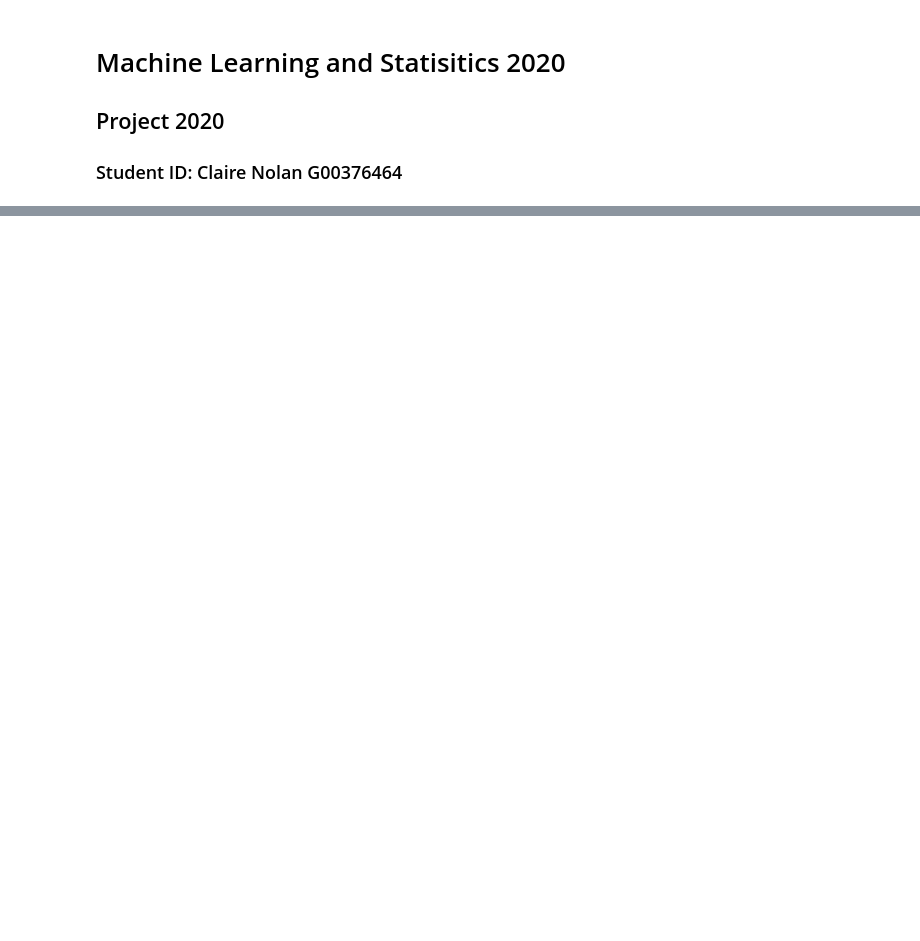
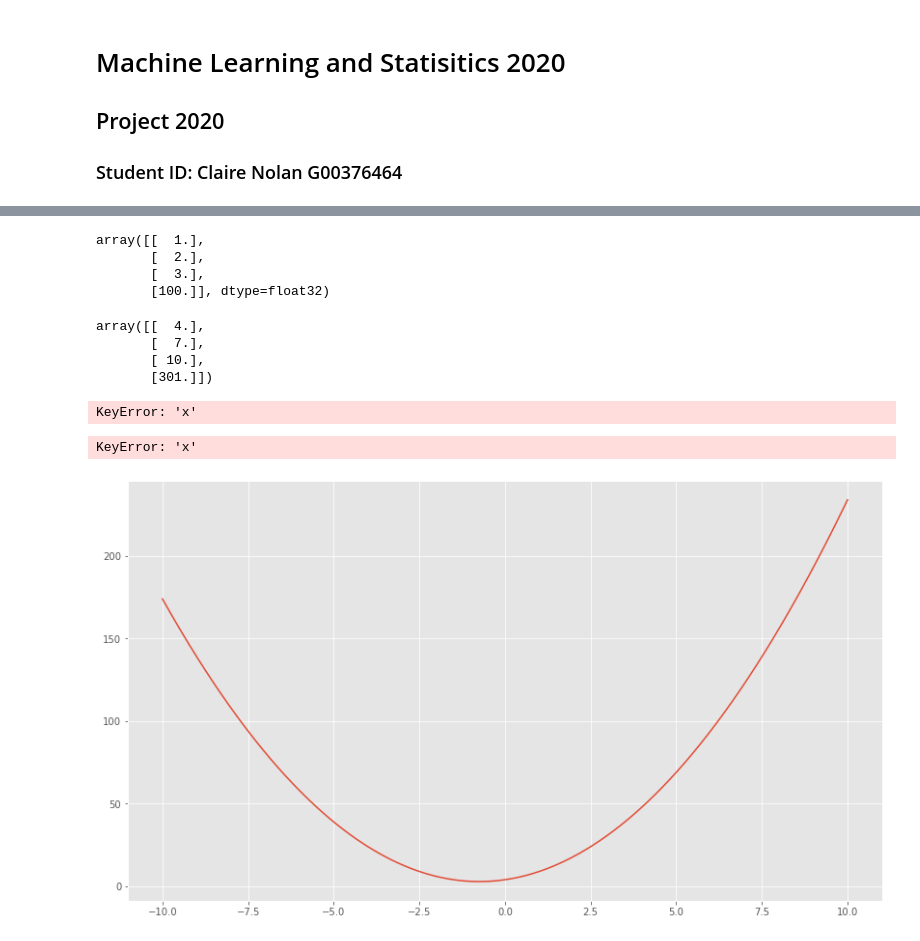
Before and after one commit to ClaireGMIT/MLS_Project2020, a Jupyter notebook: MLS Project.ipynb, the cells around one changed output, grey strips where cells are left out. Drawn from its saved outputs; the diff is of its cells as text; code cells hidden in the pictures; blank space fills up the shorter version.

Commit message:
Initial attempt at neural network

```diff
--- a/MLS Project.ipynb
+++ b/MLS Project.ipynb
@@ -77,0 +151,3 @@ NameError: name 'df' is not defined
+# %%
+x="speed"
+y="power"
@@ -77,0 +182,44 @@ NameError: name 'df' is not defined
+# %%
+# Take four hand-picked values and see their predictions.
+# see if they compare to data faked above
+model.predict([1.0,2.0,3.0,100.0])
+# %% [output]
+array([[  1.],
+       [  2.],
+       [  3.],
+       [100.]], dtype=float32)
+# %%
+# See what f says they are.
+#comparable to NN prediction in cell above
+# NN knows nothing about the function but has learned how to calculate the function
+np.array([[f(i)] for i in [1.0, 2.0, 3.0, 100.0]])
+# %% [output]
+array([[  4.],
+       [  7.],
+       [ 10.],
+       [301.]])
+# %%
+# Let's plot our predictions of the x values we trained on
+# ie
+plt.plot(test['x'], test['y'], label='actual') #
+plt.plot(test['x'], model.predict(test['x']), label='prediction') #ie after training
+plt.legend();
+# %% [output]
+KeyError: 'x'
+# %%
+# Evaluate the neural network on the test data.
+model.evaluate(test['x'], test['y'])
+# %% [output]
+KeyError: 'x'
+# %%
+# Let's set f to a polynomial instead. ie more complex
+f = lambda x: 2.0 * x**2 + 3.0 * x + 4.0 # adding in x-squared value
+
+poly = pd.DataFrame()
+poly['x'] = np.linspace(-10.0, 10.0, 1000)
+poly['y'] = poly['x'].apply(f) # apply(f) is a Pandas method
+# %%
+# Have a look.
+plt.plot(poly['x'], poly['y']);
+# %% [output]
+[figure, added]
```
Also changed, not shown: parts of 22 cells of this notebook.
